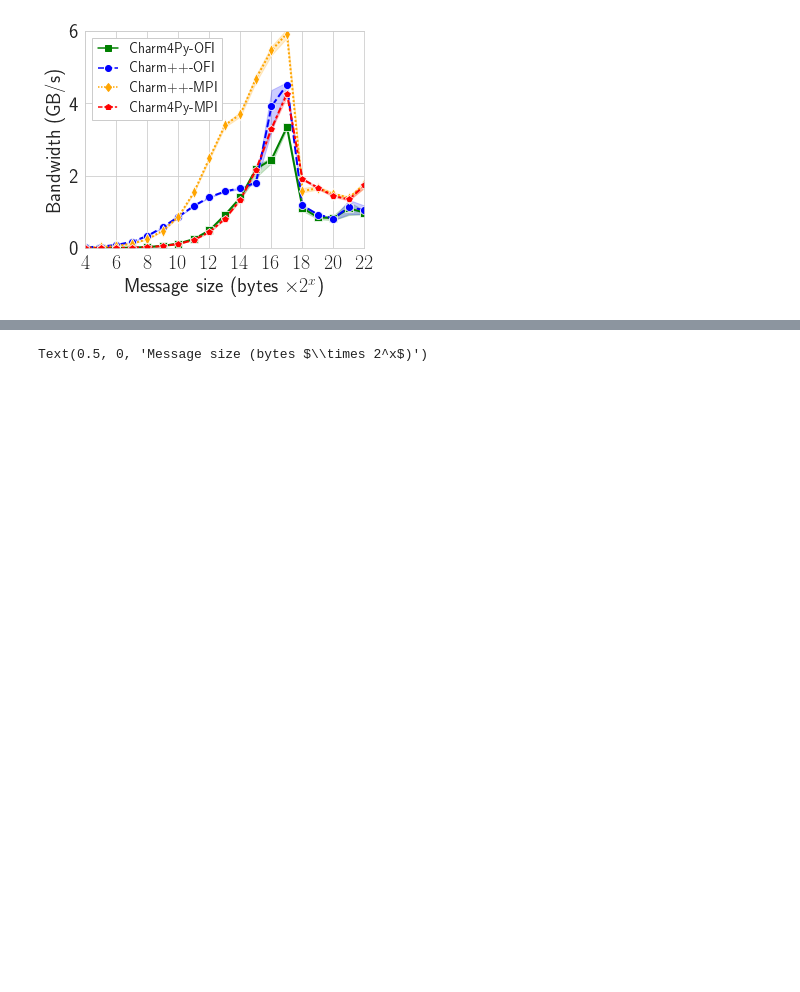
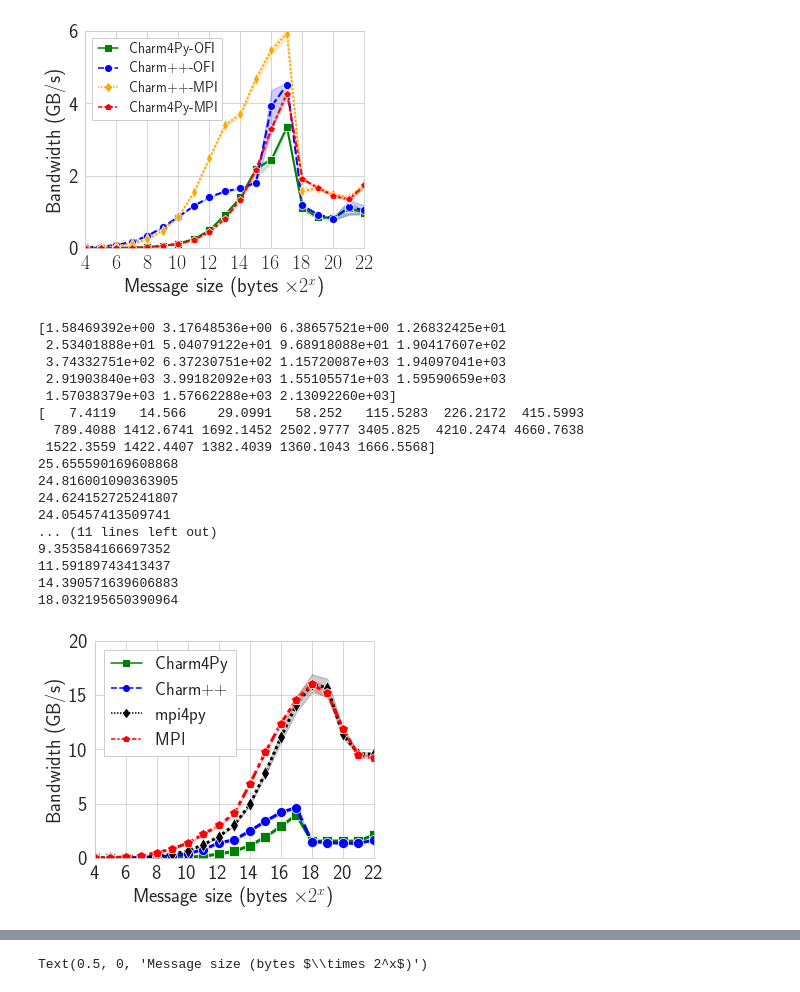
Before and after one commit to UIUC-PPL/charm4py-mpi4py-compare, a Jupyter notebook: analysis/analyze_microbench.ipynb, the cells around one changed output, grey strips where cells are left out. Cells and saved outputs as stored; diff of their text form; code cells hidden in the pictures; blank space fills up the shorter version.

```diff
--- a/analysis/analyze_microbench.ipynb
+++ b/analysis/analyze_microbench.ipynb
@@ -479,4 +484,53 @@ inter_bw['Msg Size'] = np.log2(inter_bw['Msg Size'])
 internode_bw = pd.concat([chpy_mpi[2], ch_mpi[2], mppy[2], mp[2]]).reset_index(drop=True)
 internode_bw = internode_bw[internode_bw['Msg Size'] >= 1<<4]
 internode_bw['Msg Size'] = np.log2(internode_bw['Msg Size'])
+# %%
+# Plot bandwidth with the MPI backend, intra-socket
+sns.set_style("whitegrid")
+f, ax = plt.subplots(figsize=(5,4))
+sns.lineplot(x="Msg Size", y=" Bandwidth (MB/s)", data=intra_bw,hue="framework", style="framework",
+              palette = ['green','blue', 'black', 'red'],ax=ax,ci=99, markers=['s','o', 'd', 'p'],
+              linewidth=3, markersize=10)
+ax.legend(fontsize = 18, loc = 'upper left', fancybox = False, framealpha = 1,
+              handlelength = 1.7, ncol = 1)
+ax.tick_params( which = 'major', labelsize = 20 )
+ax.set_xlim(4, 22)
+ax.set_xticks(range(4,23,2))
+ax.set_xticklabels(range(4,23,2))
+ax.set_ylim(0, 20000)
+ax.set_yticks([0, 5000, 10000, 15000, 20000])
+ax.set_yticklabels([0, 5, 10, 15, 20])
+ax.set_ylabel('Bandwidth (GB/s)', fontsize=20)
+ax.set_xlabel('Message size (bytes $\\times 2^x$)', fontsize=20)
+plt.savefig('all_bw_intrasocket_chmpi.pdf', bbox_inches='tight', dpi=300)
+
+lines = ax.get_lines()
+chp_lat = lines[0].get_ydata()
+ch_lat = lines[1].get_ydata()
+mpip_lat = lines[2].get_ydata()
+mpi_lat = lines[3].get_ydata()
+print(chp_lat)
+print(ch_lat)
+for ch, mpi in zip(ch_lat, mpi_lat):
+    perc_diff = 100*ch/mpi
+    print(perc_diff)
+# %% [output]
+[1.58469392e+00 3.17648536e+00 6.38657521e+00 1.26832425e+01
+ 2.53401888e+01 5.04079122e+01 9.68918088e+01 1.90417607e+02
+ 3.74332751e+02 6.37230751e+02 1.15720087e+03 1.94097041e+03
+ 2.91903840e+03 3.99182092e+03 1.55105571e+03 1.59590659e+03
+ 1.57038379e+03 1.57662288e+03 2.13092260e+03]
+[   7.4119   14.566    29.0991   58.252   115.5283  226.2172  415.5993
+  789.4088 1412.6741 1692.1452 2502.9777 3405.825  4210.2474 4660.7638
+ 1522.3559 1422.4407 1382.4039 1360.1043 1666.5568]
+25.655590169608868
+24.816001090363905
+24.624152725241807
+24.05457413509741
+... (11 lines left out)
+9.353584166697352
+11.59189743413437
+14.390571639606883
+18.032195650390964
+[figure, added]
 # %%
```
Also changed, not shown: parts of 13 cells of this notebook, 2 other files.
